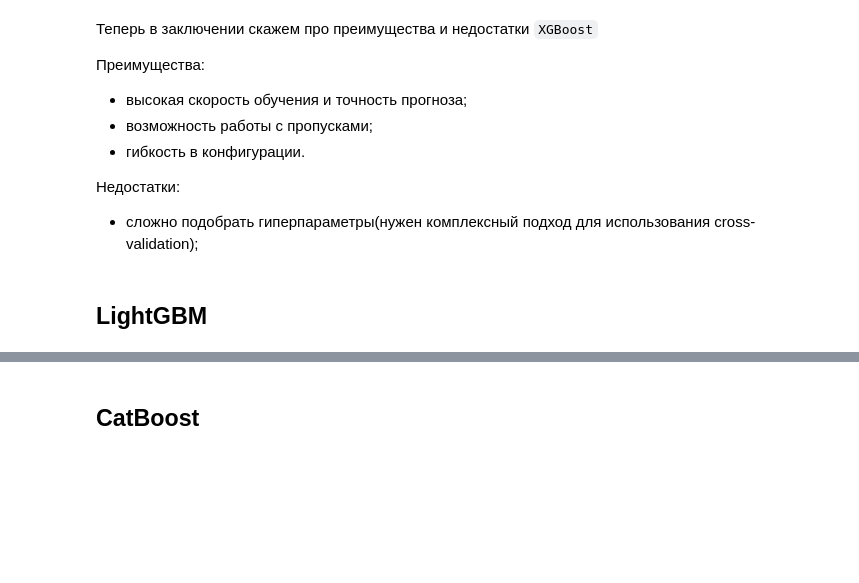
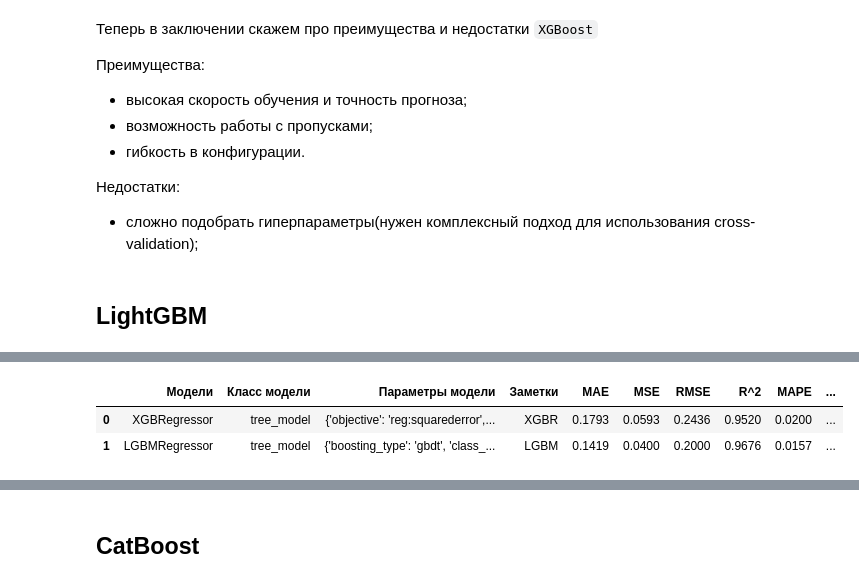
Before and after one commit to Sindereve/classic_ml_skills, a Jupyter notebook: task_reggression/02_models/3_gbm_models.ipynb, the cells around one changed output, grey strips where cells are left out. Cells and saved outputs as stored; diff of their text form; code cells hidden in the pictures; blank space fills up the shorter version.

```diff
--- a/task_reggression/02_models/3_gbm_models.ipynb
+++ b/task_reggression/02_models/3_gbm_models.ipynb
@@ -123,0 +167,7 @@ plt.show()
+# %%
+history_models.add_model(lgbm, "tree_model", lgbm.get_params(), "LGBM", y_true=y_test, y_pred=y_pred)
+history_models.to_dataframe()
+# %% [output]
+|  | Модели | Класс модели | Параметры модели | Заметки | MAE | MSE | RMSE | R^2 | MAPE | ... |
+| 0 | XGBRegressor | tree_model | {'objective': 'reg:squarederror',... | XGBR | 0.1793 | 0.0593 | 0.2436 | 0.9520 | 0.0200 | ... |
+| 1 | LGBMRegressor | tree_model | {'boosting_type': 'gbdt', 'class_... | LGBM | 0.1419 | 0.0400 | 0.2000 | 0.9676 | 0.0157 | ... |
```
Also changed, not shown: parts of 11 cells of this notebook, 3 other files.
